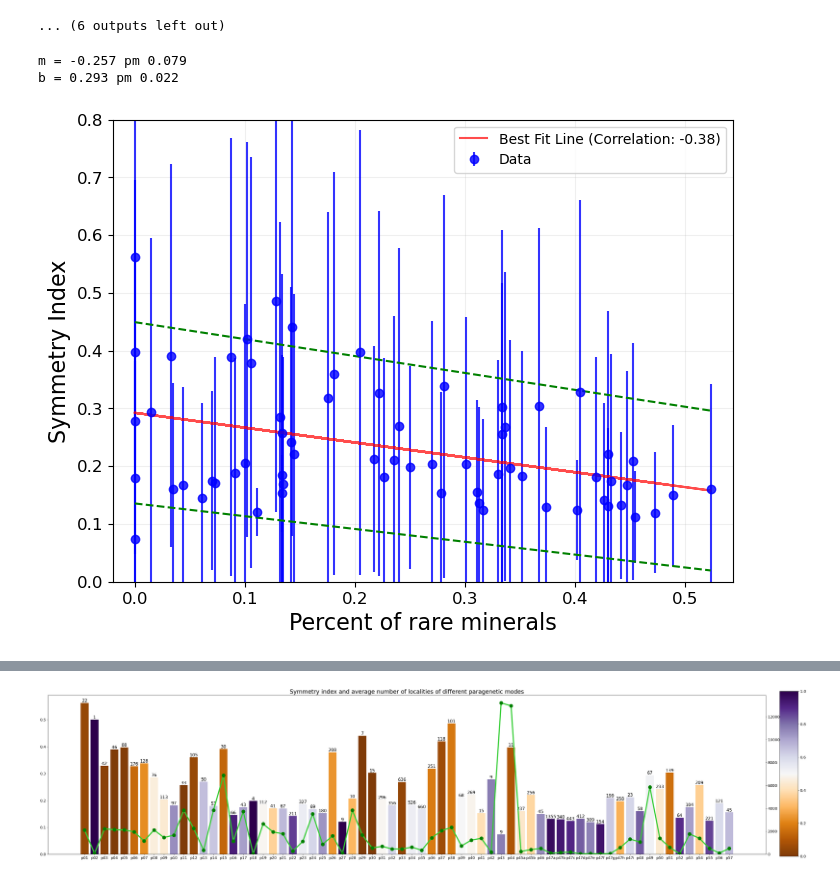
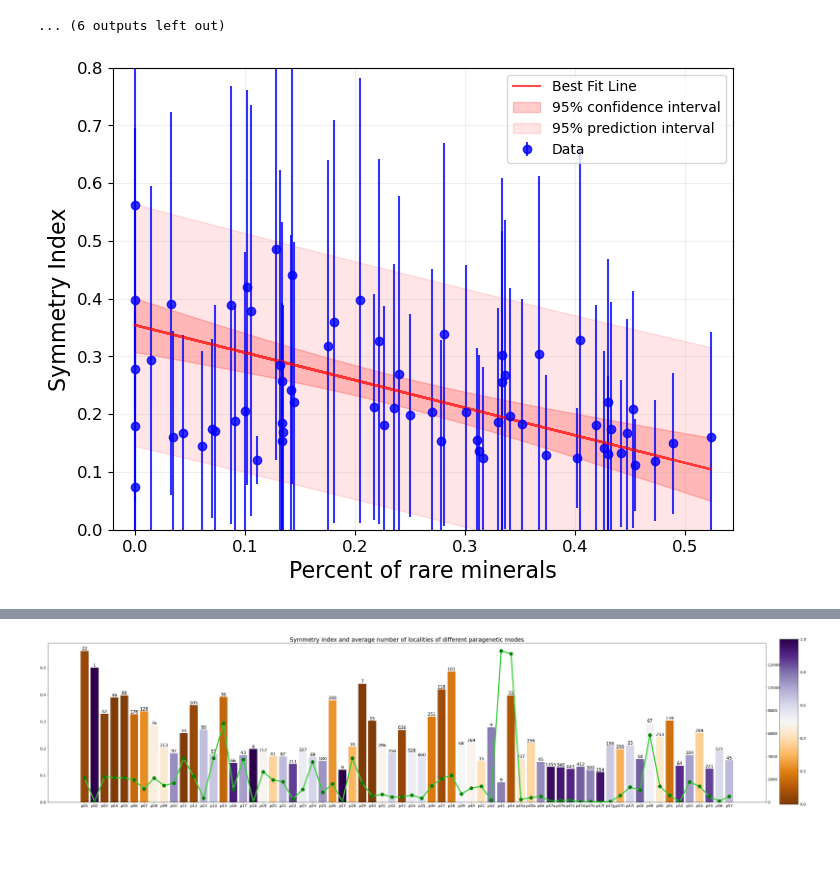
Before and after one commit to NoaVidovic/pgm-symmetry-analysis, a Jupyter notebook: data_analysis.ipynb, the cells around one changed output, grey strips where cells are left out. Saved outputs shown, nothing was run; the diff lists cells and outputs as text; code cells hidden in the pictures; blank space fills up the shorter version.

Commit message:
[+] Add weighting by N and confidence/prediction intervals

```diff
--- a/data_analysis.ipynb
+++ b/data_analysis.ipynb
@@ -311,6 +299,7 @@ no_p2 = [ p for p in default_ordering if p != 'p02' ]
 x_values = np.array([ pgm_rare_pct[p] for p in no_p2 ])
 y_values = np.array([ pgm_symmetry_indices[p] for p in no_p2 ])
 y_err = np.array([ pgm_si_std[p] for p in no_p2 ])
+weights = np.array([ n_minerals_in_pgm[p] for p in no_p2 ])
 
 # Calculate Pearson correlation coefficient
 correlation_coefficient, p_value = pearsonr(x_values, y_values)
@@ -320,60 +309,49 @@ plt.figure(figsize=(8, 6))  # Adjust the figure size if needed
 plt.errorbar(x_values, y_values, yerr=y_err, fmt='o', color='blue', alpha=0.8, label='Data')  # Adjust color and transparency as needed
 
 # Plot the best fit line
-# m, b = np.polyfit(x_values, y_values, 1)
-# (m, b), cov = curve_fit(lambda x, m, b: m*x + b, x_values, y_values, p0=(0, 0.5), sigma=y_err, absolute_sigma=True)
-(m, b), cov = curve_fit(lambda x, m, b: m*x + b, x_values, y_values, p0=(0, 0.5))
-dm, db = np.sqrt(cov[0][0]), np.sqrt(cov[1][1])
-# (m, b), cov = curve_fit(lambda x, m, b: m*x + b, x_values, y_values, p0=(0, 0.5))
-print(f'm = {m:.3f} pm {dm:.3f}')
-print(f'b = {b:.3f} pm {db:.3f}')
+m, b = np.polyfit(x_values, y_values, 1, w=weights)
 
 y_fit = m*x_values + b
-plt.plot(x_values, y_fit, color='red', alpha=0.7, label=f'Best Fit Line (Correlation: {correlation_coefficient:.2f})')
+plt.plot(x_values, y_fit, color='red', alpha=0.7, label=f'Best Fit Line')
 # plt.plot(x_values, (m+dm)*x_values + b, ls='--', c='hotpink')
 # plt.plot(x_values, (m-dm)*x_values + b, ls='--', c='hotpink')
 # plt.plot(x_values, m*x_values + b + db, ls='--', c='purple')
 # plt.plot(x_values, m*x_values + b - db, ls='--', c='purple')
 plt.xlabel(f'Percent of rare minerals', fontsize=16)
 plt.ylabel('Symmetry Index', fontsize=16)
 plt.grid(True, alpha=0.2)  # Add gridlines if needed
-plt.legend()
 
 # find the 95% confidence intervals
-# rss = np.sum((y_values - y_fit)**2/y_err**2)
-# rss = np.sum((y_values - y_fit)**2)
 ## test-values for x, and predicted y
 p_x = np.linspace(np.min(x_values), np.max(x_values), 100)
 p_y = m*p_x + b
 ## confidence interval
+rss = np.sum((y_values - y_fit)**2)
 mean_x = np.mean(x_values)
 n_x = len(x_values)
-t = 1.997 # appropriate t-value (n=65, 95%)
-# confs = t * np.sqrt((rss/(n_x-2))*(1./n_x + (p_x-mean_x)**2/(np.sum(x_values**2) - n_x * mean_x**2)))
-# confs = t * rss * np.sqrt((p_x - mean_x)**2/np.sum(x_values**2) + 1/n_x)
-# confs2 = t * rss * np.sqrt((p_x - mean_x)**2/np.sum(x_values**2) + 1/n_x + 1)
+t = 1.997  # appropriate t-value (n=65, 95%)
+ci = t * np.sqrt((rss/(n_x-2))*(1./n_x + (p_x-mean_x)**2/(np.sum(x_values**2) - n_x * mean_x**2)))
+pi = t * np.sqrt((rss/(n_x-2))*(1 + 1./n_x + (p_x-mean_x)**2/(np.sum(x_values**2) - n_x * mean_x**2)))
 
-vars = cov[0][0] + cov[1][1] * p_x**2 + 2*p_x * cov[0][1]
-confs = np.abs(t * np.sqrt(vars))
+# vars = cov[0][0] + cov[1][1] * p_x**2 + 2*p_x * cov[0][1]
+# confs = np.abs(t * np.sqrt(vars))
 
-# rss = np.sum((y_values - y_fit)**2)
 # syx = np.sqrt(rss/(n_x-2))
 # confs = syx * np.sqrt(1/n_x + (p_x - mean_x)**2/np.sum((x_values - mean_x)**2))
 
-plt.plot(p_x, p_y - confs, 'g--')
-plt.plot(p_x, p_y + confs, 'g--')
+plt.fill_between(p_x, p_y - ci, p_y + ci, alpha=0.2, color='r', label='95% confidence interval')
+plt.fill_between(p_x, p_y - pi, p_y + pi, alpha=0.1, color='r', label='95% prediction interval')
 # plt.plot(p_x, p_y - np.abs(confs2), 'g--')
 # plt.plot(p_x, p_y + np.abs(confs2), 'g--')
 
 # Adjust the font size for the numbers on the x and y axes
 plt.tick_params(axis='both', which='major', labelsize=12)
 
 plt.xlim(-0.02, max(x_values)+0.02)
 plt.ylim(0, 0.8)
 
-plt.savefig(f"results/SI_vs_{el}.png", dpi=300)
+plt.legend()
+plt.savefig(f"results/SI_vs_rare.png", dpi=300)
 plt.show()
 # %% [output]
-m = -0.257 pm 0.079
-b = 0.293 pm 0.022
-[figure, old version]
+[figure, new version]
```
Also changed, not shown: parts of 11 cells of this notebook, 1 other file.
